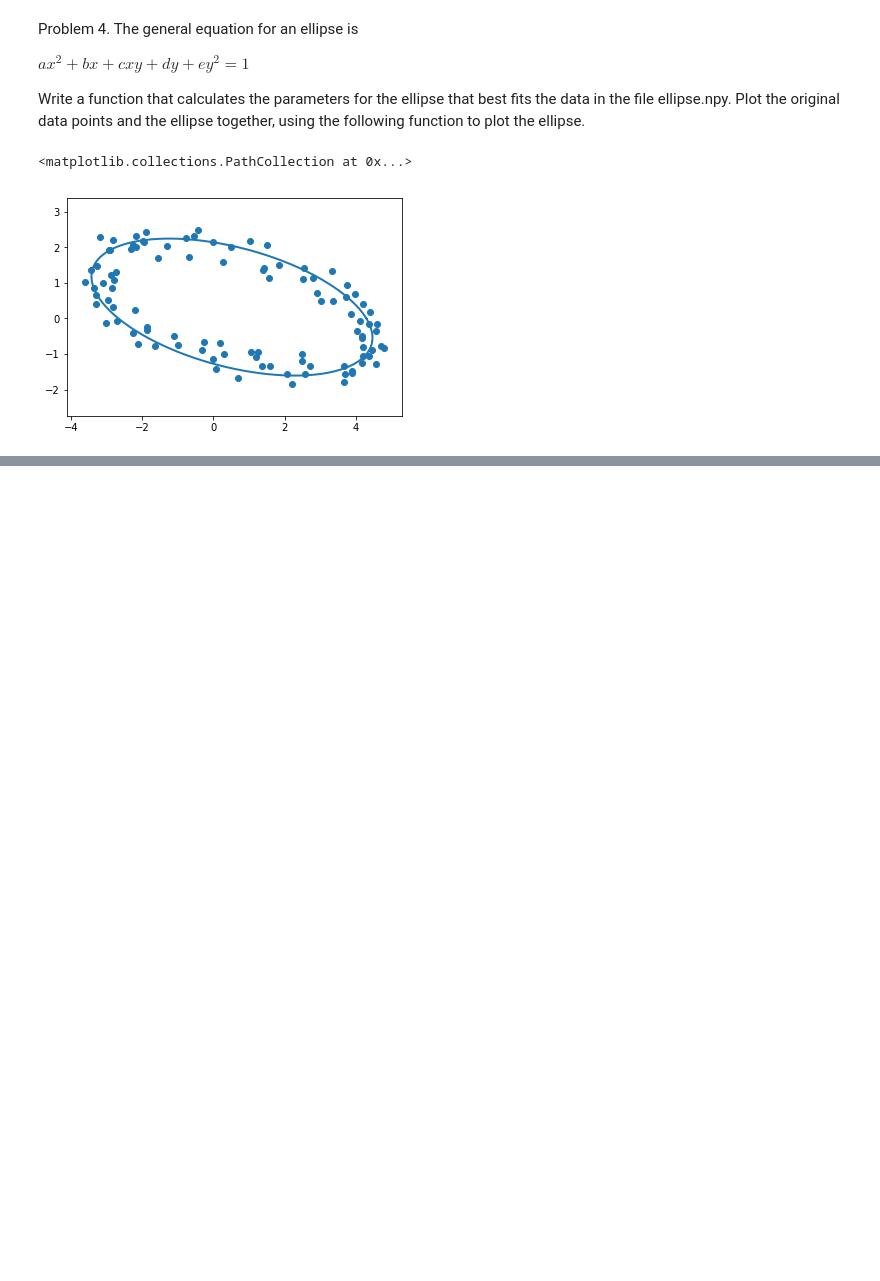
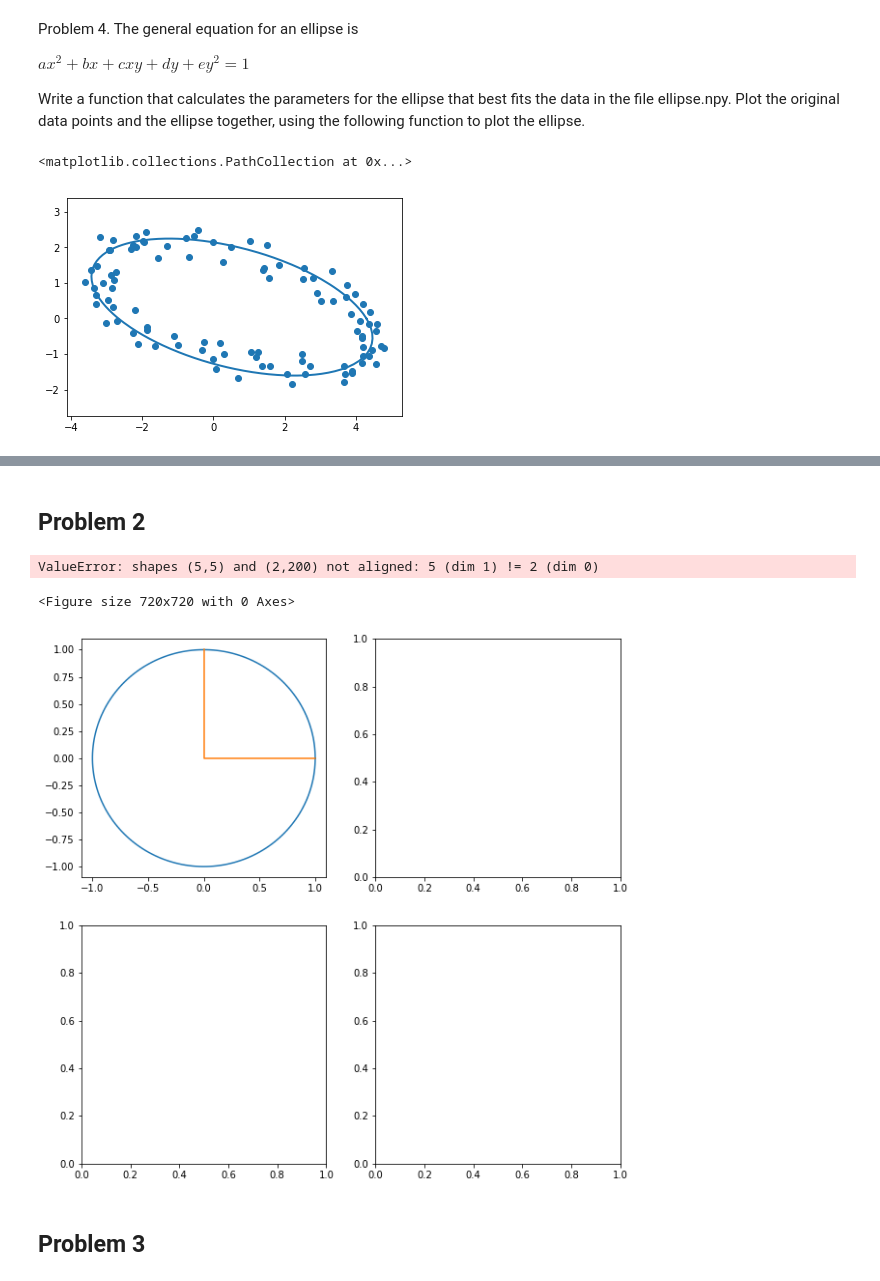
Before and after one commit to TCurran4589/BootCamp2018, a Jupyter notebook: ProbSets/Comp/Week3/QR Decomposiiton.ipynb, the cells around one changed output, grey strips where cells are left out. Drawn from its saved outputs; the diff is of its cells as text; code cells hidden in the pictures; blank space fills up the shorter version.

```diff
--- a/ProbSets/Comp/Week3/QR Decomposiiton.ipynb
+++ b/ProbSets/Comp/Week3/QR Decomposiiton.ipynb
@@ -293,0 +358,6 @@ plt.scatter(ellipse[:,0], ellipse[:,1])
+# %%
+A = np.random.random((5,5))
+A = A + A.T
+eigenVals = qrAlg(A, 100, 1e-10)
+
+np_eigen = la.eig(A)
@@ -293,0 +413,4 @@ plt.scatter(ellipse[:,0], ellipse[:,1])
+# %%
+A = np.random.random((10,5))
+u, sig, v = compactSVD(A)
+u1, sig1, v1 = la.svd(A)
@@ -293,0 +456,35 @@ plt.scatter(ellipse[:,0], ellipse[:,1])
+# %% [markdown]
+## Problem 2
+# %%
+def svd_viz(A):
+    S = np.zeros((2,200))
+    theta = np.linspace(0, 2 * np.pi, 200)
+    S[0,:] = np.cos(theta)
+    S[1,:] = np.sin(theta)
+
+    E = np.array([[1, 0, 0], [0, 0, 1]])
+
+    u, sigma, v = la.svd(A)
+    plt.figure(figsize = (10,10))
+
+    fig, axes = plt.subplots(2,2, figsize = (10,10))
+
+    axes[0,0].plot(S[0,:],S[1,:])
+    axes[0,0].plot(E[0,:], E[1,:])
+
+    axes[0,1].plot(np.dot(v, S)[0, :], np.dot(v, S)[1, :], '-', lw=1)
+    axes[0,1].plot(np.dot(v, E)[0, :], np.dot(v, E)[1, :], 'orange')
+
+    axes[1,0].plot((np.diag(sigma) @ v @ S)[0, :], (np.diag(sigma) @ v @ S)[1, :], '-', lw=1)
+    axes[1,0].plot((np.diag(sigma) @ v @ E)[0, :], (np.diag(sigma) @ v @ E)[1, :], 'orange')
+
+    axes[1,1].plot((U @ np.diag(sigma) @ v @ S)[0, :], (U @ np.diag(sigma) @ v @ S)[1, :])
+    axes[1,1].plot((U @ np.diag(sigma) @ v @ E)[0, :], (U @ np.diag(sigma) @ v @ E)[1, :])
+# %%
+svd_viz(A)
+# %% [output]
+ValueError: shapes (5,5) and (2,200) not aligned: 5 (dim 1) != 2 (dim 0)
+<Figure size 720x720 with 0 Axes>
+[figure, added]
+# %% [markdown]
+## Problem 3
```
Also changed, not shown: parts of 18 cells of this notebook.
